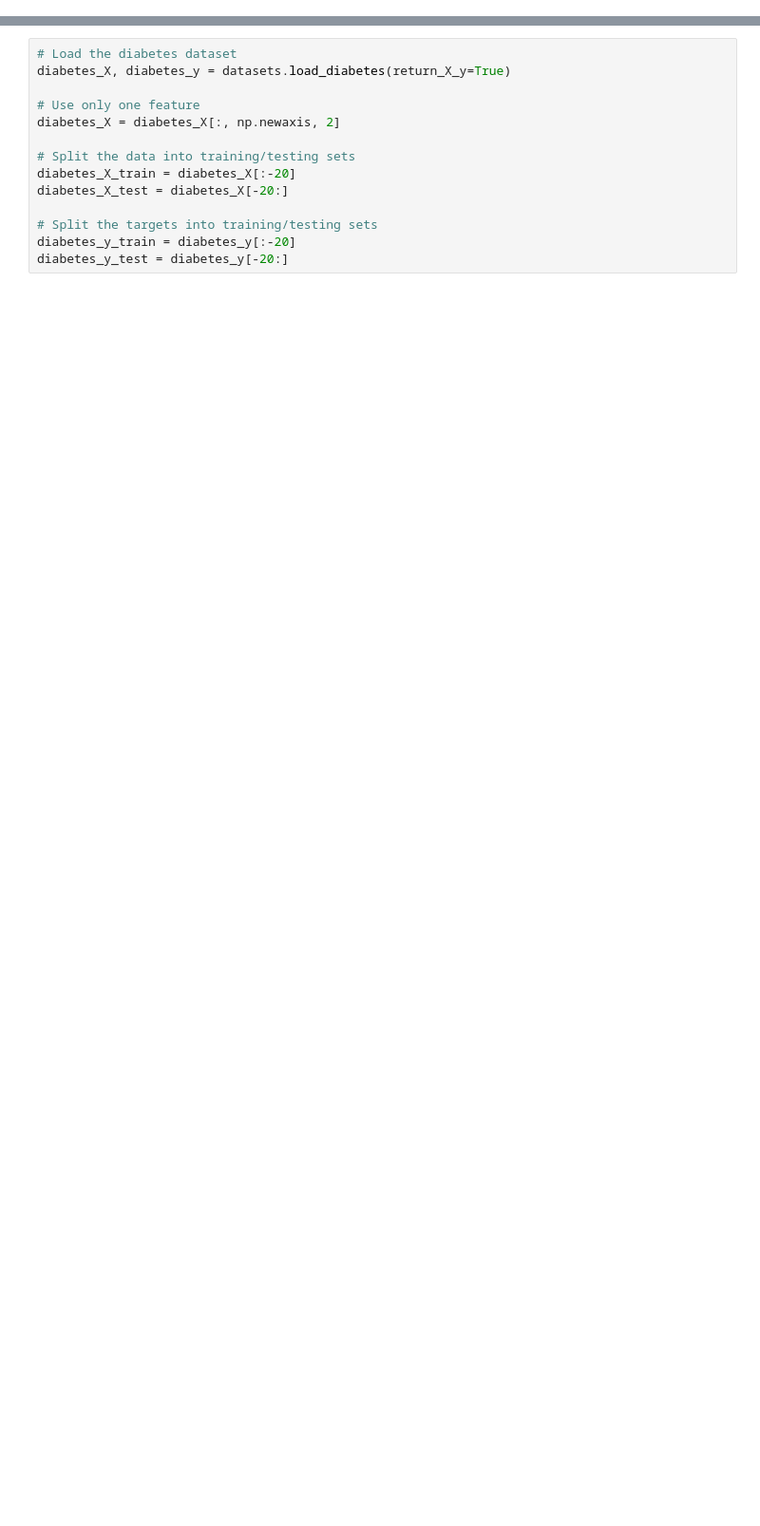
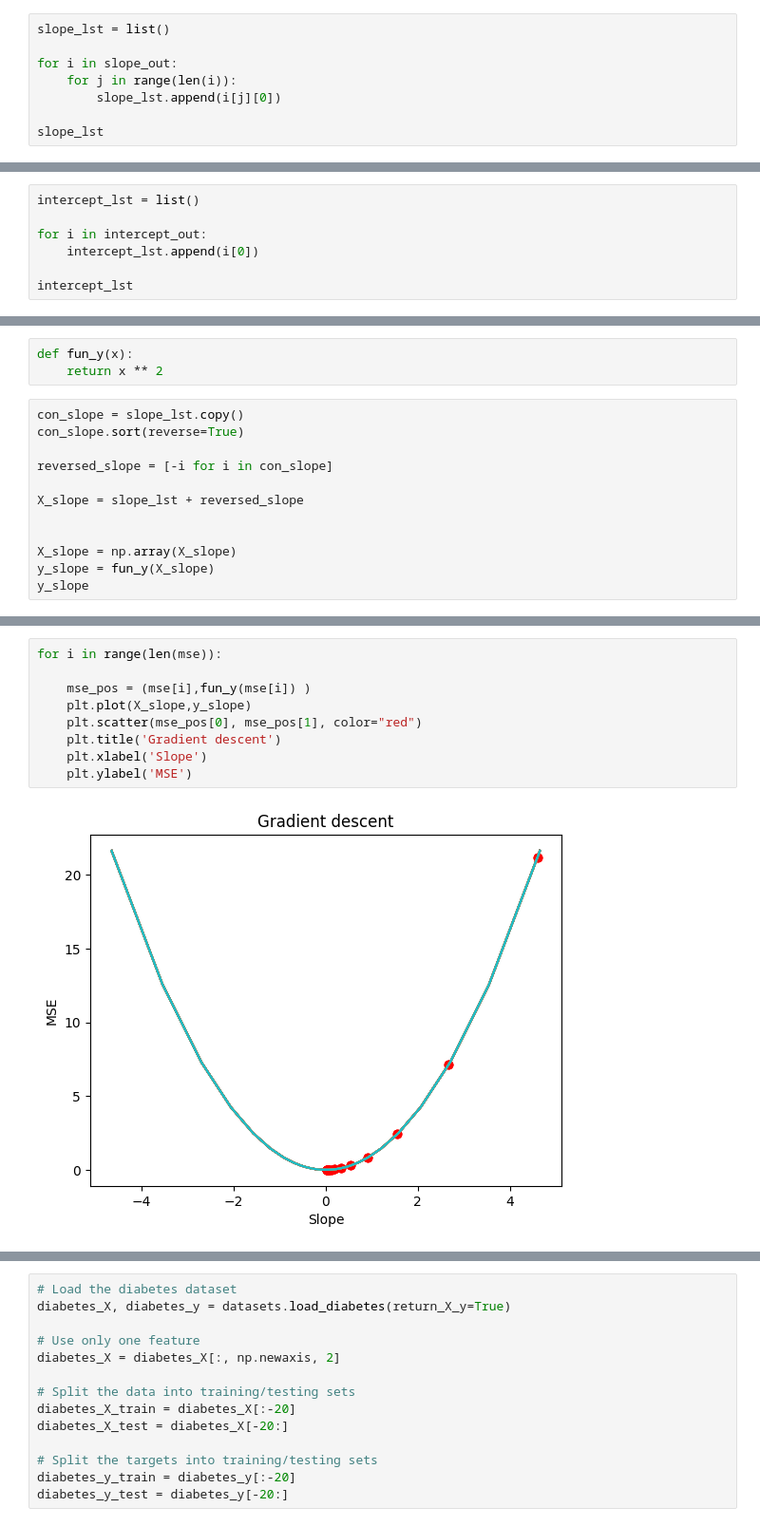
Before and after one commit to Q-Dead/Machine-Learning-Projects, a Jupyter notebook: Gradient Descent-Linear Regresion/Linear-regression-from-scratch.ipynb, the cells around one changed output, grey strips where cells are left out. Shown: that part at 95% size. Drawn from its saved outputs; the diff is of its cells as text; blank space fills up the shorter version.

```diff
--- a/Gradient Descent-Linear Regresion/Linear-regression-from-scratch.ipynb
+++ b/Gradient Descent-Linear Regresion/Linear-regression-from-scratch.ipynb
@@ -197,0 +75,8 @@ def gradient_descent(x, y, y_hat, b):
+# %%
+slope_lst = list()
+
+for i in slope_out:
+    for j in range(len(i)):
+        slope_lst.append(i[j][0])
+
+slope_lst
@@ -197,0 +104,7 @@ def gradient_descent(x, y, y_hat, b):
+# %%
+intercept_lst = list()
+
+for i in intercept_out:
+    intercept_lst.append(i[0])
+
+intercept_lst
@@ -197,0 +132,15 @@ def gradient_descent(x, y, y_hat, b):
+# %%
+def fun_y(x):
+    return x ** 2
+# %%
+con_slope = slope_lst.copy()
+con_slope.sort(reverse=True)
+
+reversed_slope = [-i for i in con_slope]
+
+X_slope = slope_lst + reversed_slope
+
+
+X_slope = np.array(X_slope)
+y_slope = fun_y(X_slope)
+y_slope
@@ -197,0 +179,11 @@ def gradient_descent(x, y, y_hat, b):
+# %%
+for i in range(len(mse)):
+
+    mse_pos = (mse[i],fun_y(mse[i]) )
+    plt.plot(X_slope,y_slope)
+    plt.scatter(mse_pos[0], mse_pos[1], color="red")
+    plt.title('Gradient descent')
+    plt.xlabel('Slope')
+    plt.ylabel('MSE')
+# %% [output]
+[figure, added]
```
Also changed, not shown: parts of 22 cells of this notebook.
